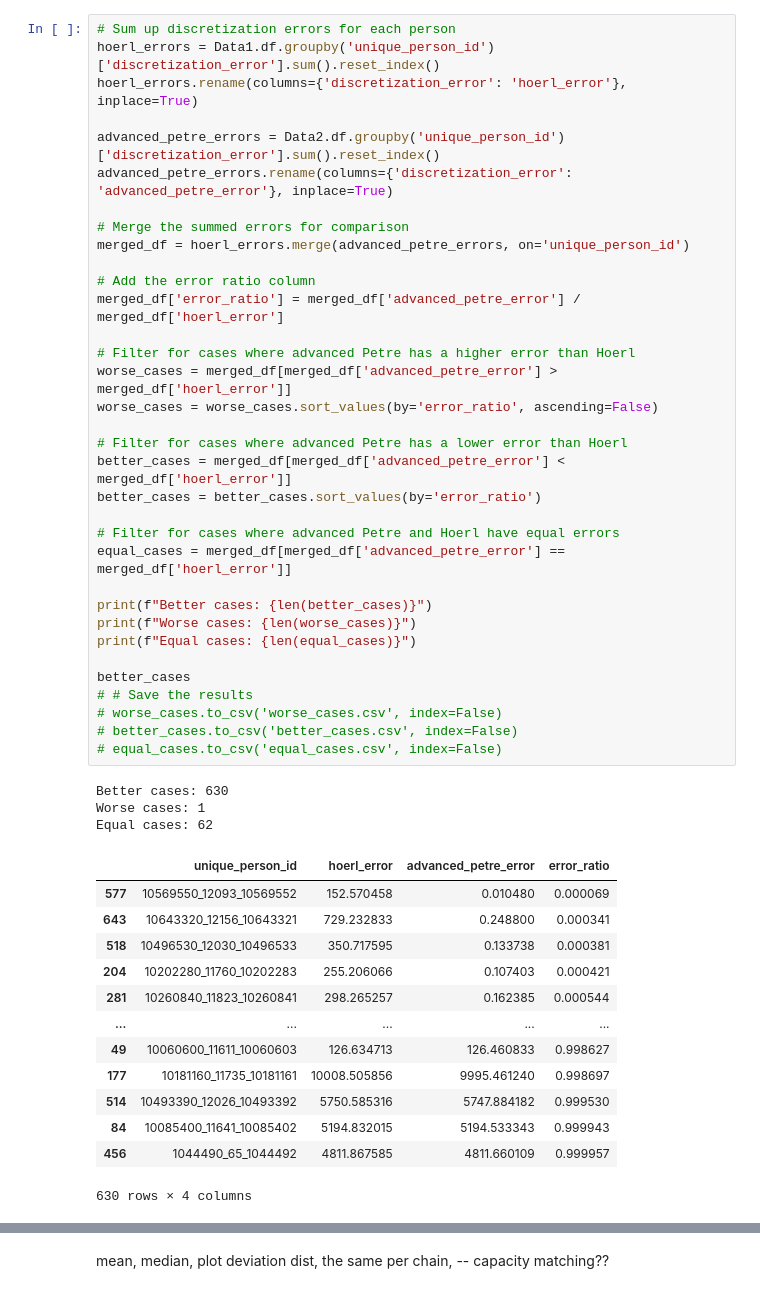
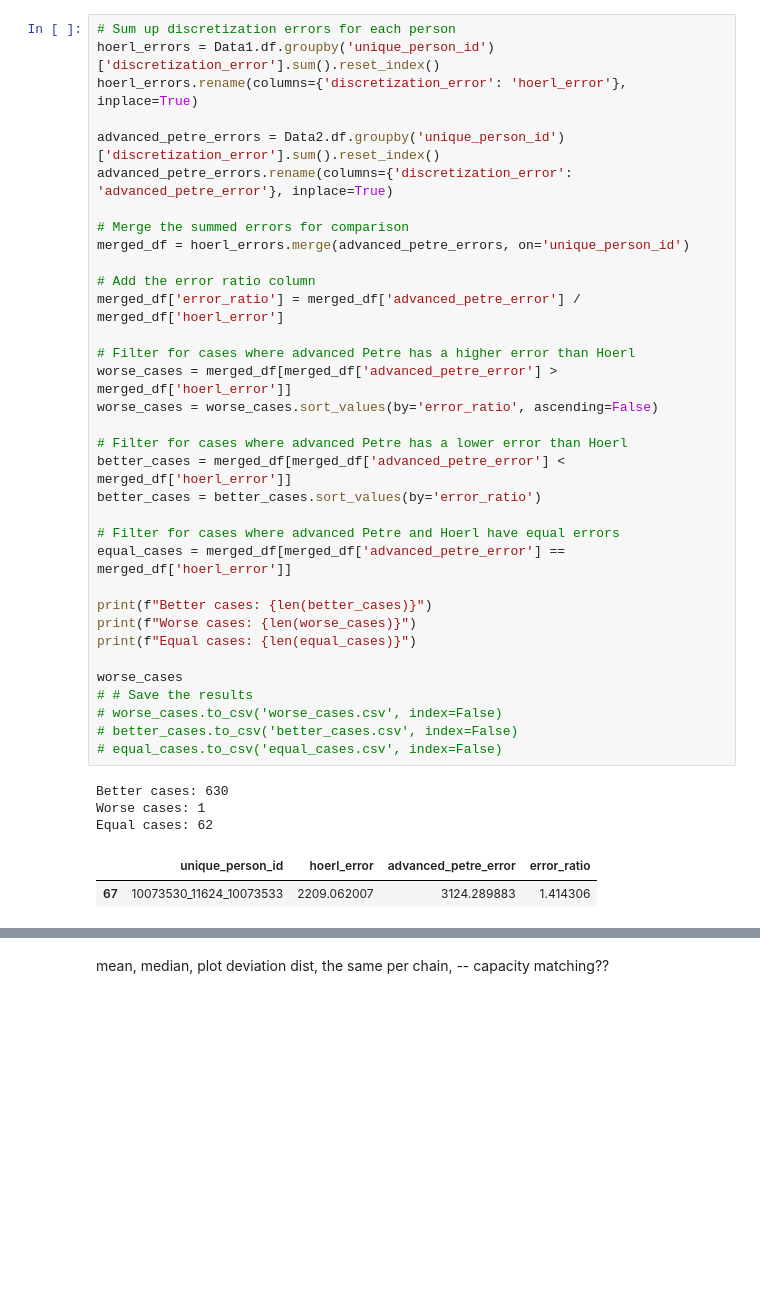
Before and after one commit to TUBS-IVS/MATSimPipeline, a Jupyter notebook: analysis/analysisnb.ipynb, the cells around one changed output, grey strips where cells are left out. Cells and saved outputs as stored; diff of their text form; blank space fills up the shorter version.

```diff
--- a/analysis/analysisnb.ipynb
+++ b/analysis/analysisnb.ipynb
@@ -64,43 +70,32 @@ advanced_petre_errors.rename(columns={'discretization_error': 'advanced_petre_er
 # Merge the summed errors for comparison
 merged_df = hoerl_errors.merge(advanced_petre_errors, on='unique_person_id')
 
 # Add the error ratio column
 merged_df['error_ratio'] = merged_df['advanced_petre_error'] / merged_df['hoerl_error']
 
 # Filter for cases where advanced Petre has a higher error than Hoerl
 worse_cases = merged_df[merged_df['advanced_petre_error'] > merged_df['hoerl_error']]
 worse_cases = worse_cases.sort_values(by='error_ratio', ascending=False)
 
 # Filter for cases where advanced Petre has a lower error than Hoerl
 better_cases = merged_df[merged_df['advanced_petre_error'] < merged_df['hoerl_error']]
 better_cases = better_cases.sort_values(by='error_ratio')
 
 # Filter for cases where advanced Petre and Hoerl have equal errors
 equal_cases = merged_df[merged_df['advanced_petre_error'] == merged_df['hoerl_error']]
 
 print(f"Better cases: {len(better_cases)}")
 print(f"Worse cases: {len(worse_cases)}")
 print(f"Equal cases: {len(equal_cases)}")
 
-better_cases
+worse_cases
 # # Save the results
 # worse_cases.to_csv('worse_cases.csv', index=False)
 # better_cases.to_csv('better_cases.csv', index=False)
 # equal_cases.to_csv('equal_cases.csv', index=False)
 # %% [output]
 Better cases: 630
 Worse cases: 1
 Equal cases: 62
 |  | unique_person_id | hoerl_error | advanced_petre_error | error_ratio |
-| 577 | 10569550_12093_10569552 | 152.570458 | 0.010480 | 0.000069 |
-| 643 | 10643320_12156_10643321 | 729.232833 | 0.248800 | 0.000341 |
-| 518 | 10496530_12030_10496533 | 350.717595 | 0.133738 | 0.000381 |
-| 204 | 10202280_11760_10202283 | 255.206066 | 0.107403 | 0.000421 |
-| 281 | 10260840_11823_10260841 | 298.265257 | 0.162385 | 0.000544 |
-| ... | ... | ... | ... | ... |
-| 49 | 10060600_11611_10060603 | 126.634713 | 126.460833 | 0.998627 |
-| 177 | 10181160_11735_10181161 | 10008.505856 | 9995.461240 | 0.998697 |
-| 514 | 10493390_12026_10493392 | 5750.585316 | 5747.884182 | 0.999530 |
-| 84 | 10085400_11641_10085402 | 5194.832015 | 5194.533343 | 0.999943 |
-| 456 | 1044490_65_1044492 | 4811.867585 | 4811.660109 | 0.999957 |
+| 67 | 10073530_11624_10073533 | 2209.062007 | 3124.289883 | 1.414306 |
-630 rows × 4 columns
```
Also changed, not shown: parts of 16 cells of this notebook, 14 other files.
